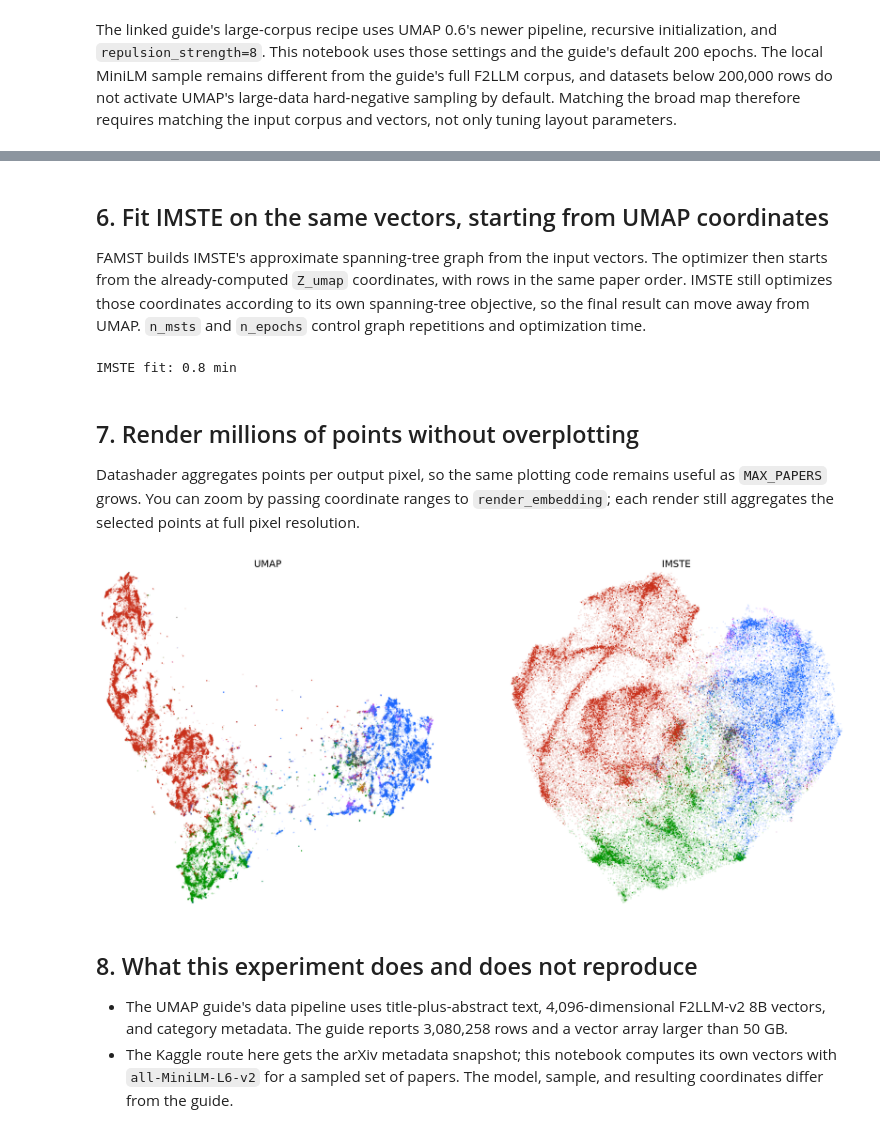
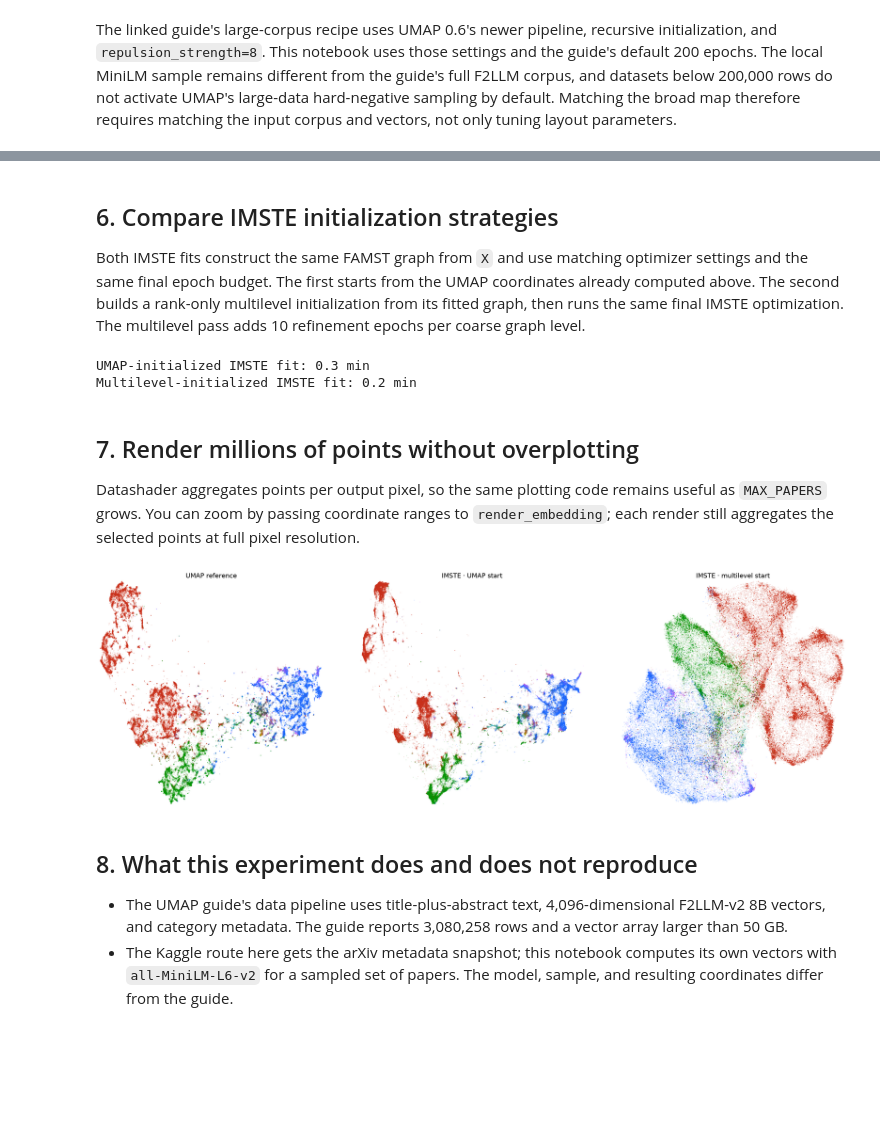
Before and after one commit to fabriziocosta/IteratedMinimumSpanningTree, a Jupyter notebook: notebooks/03_arxiv_large_dataset_comparison.ipynb, the cells around one changed output, grey strips where cells are left out. Cells and saved outputs as stored; diff of their text form; code cells hidden in the pictures; blank space fills up the shorter version.

Commit message:
Add rank-only multilevel initialization workflow

```diff
--- a/notebooks/03_arxiv_large_dataset_comparison.ipynb
+++ b/notebooks/03_arxiv_large_dataset_comparison.ipynb
@@ -263,13 +309,12 @@ print(f"UMAP fit: {umap_seconds / 60:.1f} min")
 # %% [markdown]
-## 6. Fit IMSTE on the same vectors, starting from UMAP coordinates
+## 6. Compare IMSTE initialization strategies
 
-FAMST builds IMSTE's approximate spanning-tree graph from the input vectors. The optimizer then starts from the already-computed `Z_umap` coordinates, with rows in the same paper order. IMSTE still optimizes those coordinates according to its own spanning-tree objective, so the final result can move away from UMAP. `n_msts` and `n_epochs` control graph repetitions and optimization time.
+Both IMSTE fits construct the same FAMST graph from `X` and use matching optimizer settings and the same final epoch budget. The first starts from the UMAP coordinates already computed above. The second builds a rank-only multilevel initialization from its fitted graph, then runs the same final IMSTE optimization. The multilevel pass adds 10 refinement epochs per coarse graph level.
 # %%
 from imste._estimator import IteratedMinimumSpanningTreeEmbedder
 import time
 
-imste_started = time.perf_counter()
-imste_model = IteratedMinimumSpanningTreeEmbedder(
+imste_settings = dict(
     n_components=2,
     n_msts=4,
     n_epochs=400,
@@ -277,16 +322,33 @@ imste_model = IteratedMinimumSpanningTreeEmbedder(
     lambda_rep=0.5,
     mst_method="famst",
     mst_neighbors=5,
-    pca_init=True,
-    #init_coordinates=Z_umap,
     random_state=RANDOM_STATE,
     device="auto",
 )
+
+imste_started = time.perf_counter()
+imste_model = IteratedMinimumSpanningTreeEmbedder(
+    **imste_settings,
+    init_coordinates=Z_umap,
+)
 Z_imste = imste_model.fit_transform(X)
 imste_seconds = time.perf_counter() - imste_started
-print(f"IMSTE fit: {imste_seconds / 60:.1f} min")
+print(f"UMAP-initialized IMSTE fit: {imste_seconds / 60:.1f} min")
+
+multilevel_started = time.perf_counter()
+multilevel_model = IteratedMinimumSpanningTreeEmbedder(
+    **imste_settings,
+    multilevel_init=True,
+    multilevel_reduction_ratio=4,
+    multilevel_base_size=1024,
+    multilevel_epochs=10,
+)
+Z_imste_multilevel = multilevel_model.fit_transform(X)
+multilevel_seconds = time.perf_counter() - multilevel_started
+print(f"Multilevel-initialized IMSTE fit: {multilevel_seconds / 60:.1f} min")
 # %% [output]
-IMSTE fit: 0.8 min
+UMAP-initialized IMSTE fit: 0.3 min
+Multilevel-initialized IMSTE fit: 0.2 min
 # %% [markdown]
 ## 7. Render millions of points without overplotting
 
@@ -294,29 +356,29 @@ Datashader aggregates points per output pixel, so the same plotting code remains
 # %%
 import matplotlib.pyplot as plt
 from IPython.display import display
 from imste.visualization import render_datashader_embedding
 
-fig, axes = plt.subplots(1, 2, figsize=(14, 6), constrained_layout=True)
+fig, axes = plt.subplots(1, 3, figsize=(20, 6), constrained_layout=True)
 for ax, embedding, title in zip(
     axes,
-    (Z_umap, Z_imste),
-    ("UMAP", "IMSTE"),
+    (Z_umap, Z_imste, Z_imste_multilevel),
+    ("UMAP reference", "IMSTE · UMAP start", "IMSTE · multilevel start"),
 ):
     image = render_datashader_embedding(
         embedding,
         labels,
         label_key="label",
         color_key=color_key,
         width=900,
         height=900,
-        spread_px=1,  # Fixed mark radius in pixels; try 1 or 3.
+        spread_px=1,
     )
     ax.imshow(image.to_pil())
     ax.set_title(title)
     ax.set_axis_off()
 plt.show()
 # %% [output]
-[figure, old version]
+[figure, new version]
 # %% [markdown]
 ## 8. What this experiment does and does not reproduce
 
```
Also changed, not shown: parts of 3 cells of this notebook, 12 other files.
